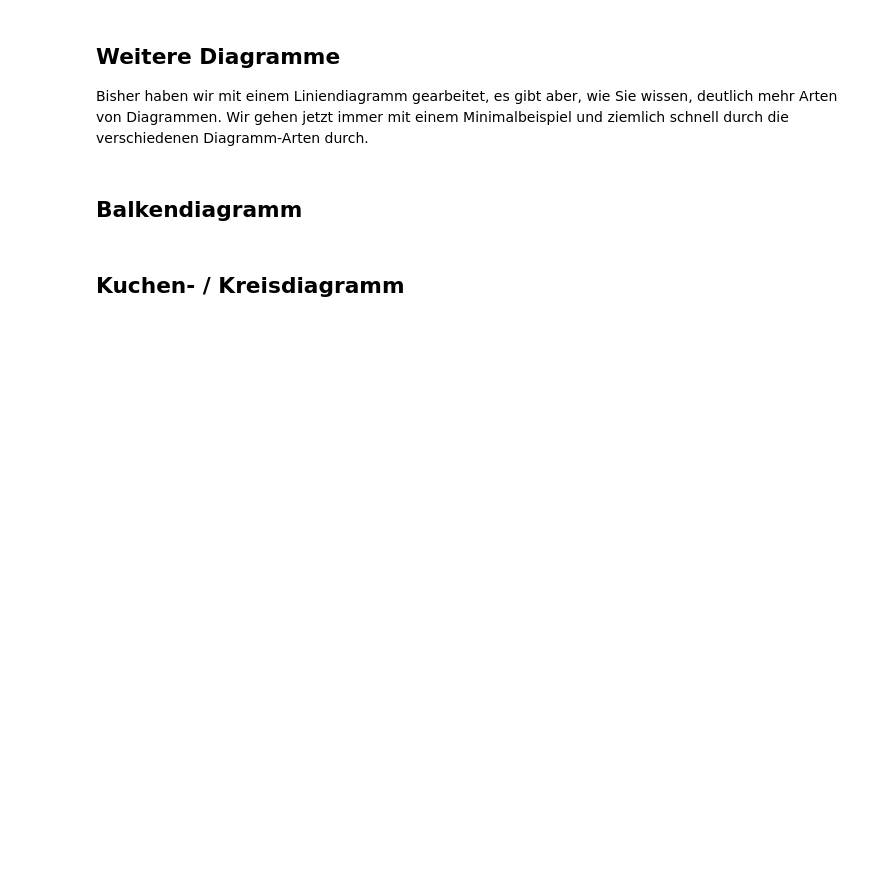
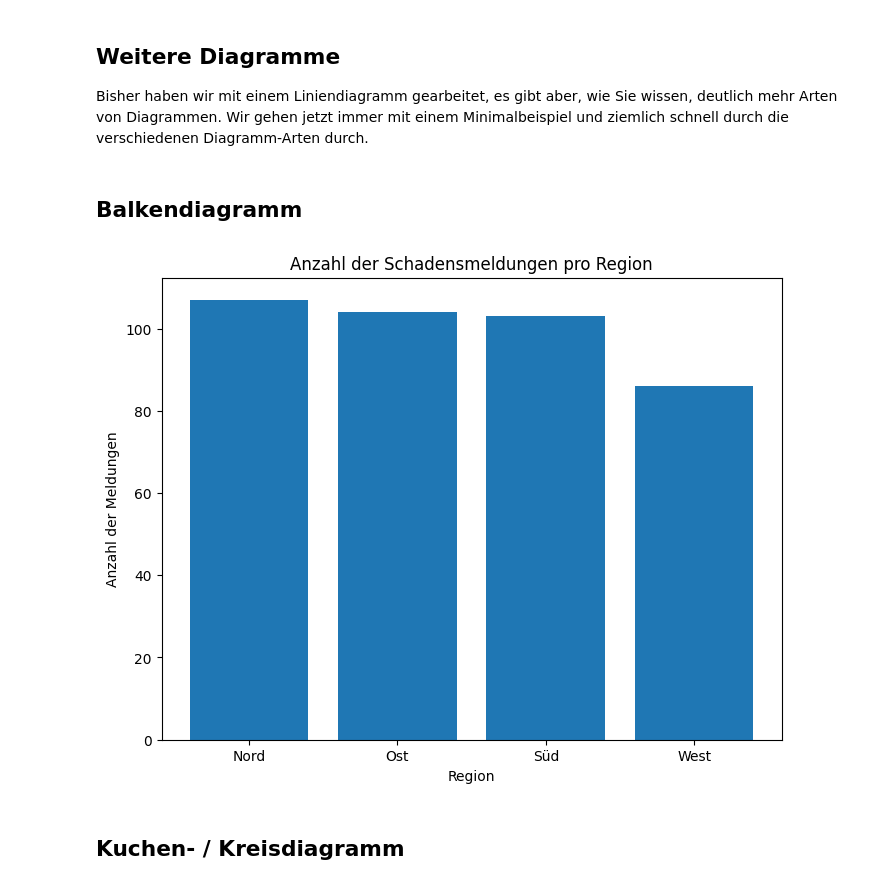
Before and after one commit to NG221122/Python_fuer_Aktuare, a Jupyter notebook: 04_python_visualization.ipynb, the cells around one changed output. Saved outputs shown, nothing was run; the diff lists cells and outputs as text; code cells hidden in the pictures; blank space fills up the shorter version.

```diff
--- a/04_python_visualization.ipynb
+++ b/04_python_visualization.ipynb
@@ -134,14 +155,16 @@ Bisher haben wir mit einem Liniendiagramm gearbeitet, es gibt aber, wie Sie wiss
 # %%
 # Gruppiere die Daten nach Regionen und zähle die Schadensmeldungen
 schaden_pro_region = naturschaden_df['Region'].value_counts()
 
 # Erstelle das Balkendiagramm
 plt.figure(figsize=(8, 6))
-schaden_pro_region.plot(kind='bar', color='skyblue')
+plt.bar(schaden_pro_region.index, schaden_pro_region.values)
 plt.title('Anzahl der Schadensmeldungen pro Region')
 plt.xlabel('Region')
 plt.ylabel('Anzahl der Meldungen')
 plt.show()
+# %% [output]
+[figure, added]
 # %% [markdown]
 ## Kuchen- / Kreisdiagramm
 # %%
```
Also changed, not shown: parts of 13 cells of this notebook.
